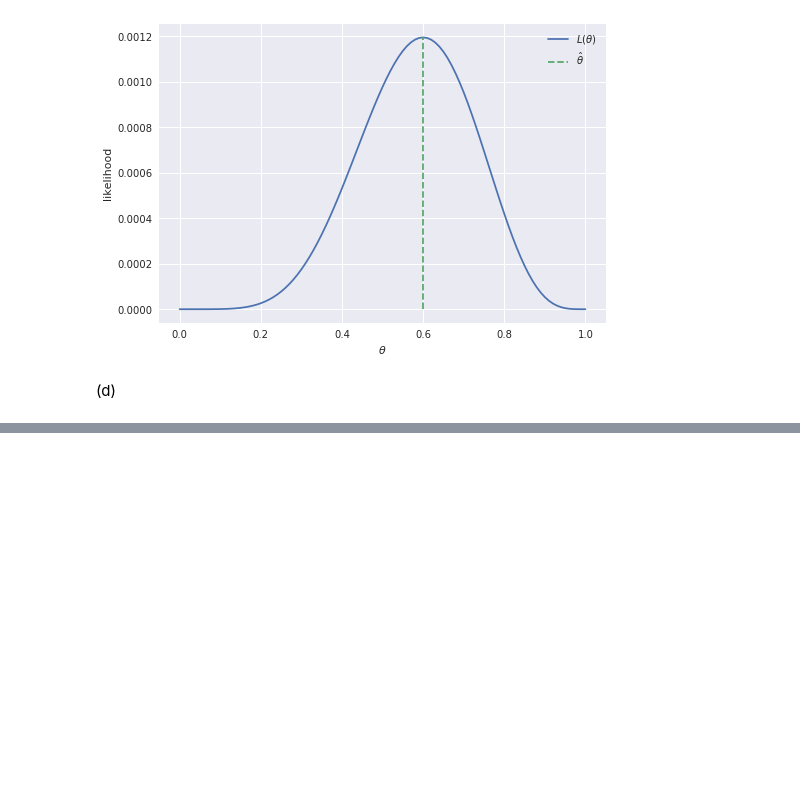
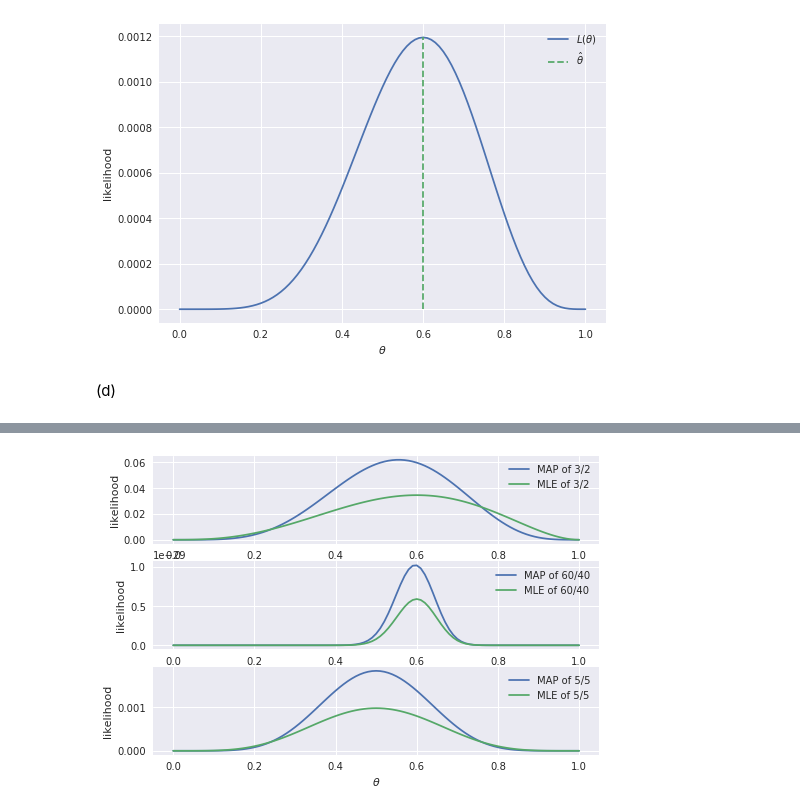
Before and after one commit to hyzhak/mle, a Jupyter notebook: machine-learning-10-601-hm2.ipynb, the cells around one changed output, grey strips where cells are left out. Drawn from its saved outputs; the diff is of its cells as text; code cells hidden in the pictures; blank space fills up the shorter version.

```diff
--- a/machine-learning-10-601-hm2.ipynb
+++ b/machine-learning-10-601-hm2.ipynb
@@ -91,0 +94,19 @@ plt.legend();
+# %%
+def theta_prob(theta):
+    return theta * theta * (1 - theta) * (1 - theta) / 0.03333
+
+def bernoulli_a_posteriori_probability(theta, dataset):
+    return theta_prob(theta) * functools.reduce(operator.mul, map(lambda value: theta if value else (1.0 - theta), dataset), 1)
+# %%
+for idx, ds in enumerate(datasets):
+    map_experiments = bernoulli_a_posteriori_probability(hypothesis, ds['dataset'])
+    plt.subplot(len(datasets), 1, idx + 1)
+    plt.plot(hypothesis, map_experiments, label='MAP of {}'.format(ds['name']))
+    mle_experiments = bernoulli_likelihoods(hypothesis, ds['dataset'])
+    plt.plot(hypothesis, mle_experiments, label='MLE of {}'.format(ds['name']))
+    plt.ylabel('likelihood')
+    plt.legend();
+
+plt.xlabel(r'$\theta$');
+# %% [output]
+[figure, added]
```
Also changed, not shown: parts of 2 cells of this notebook.
